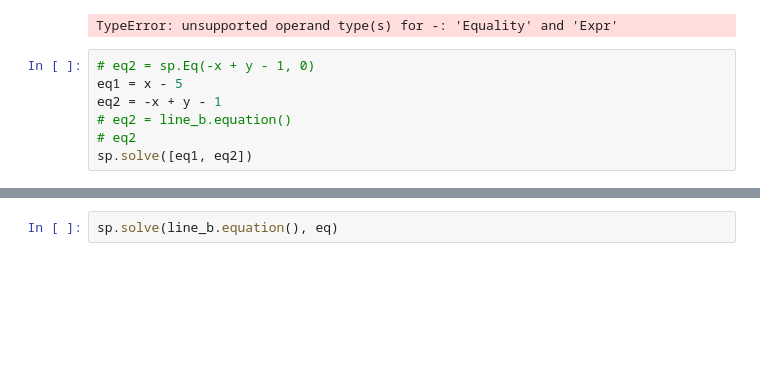
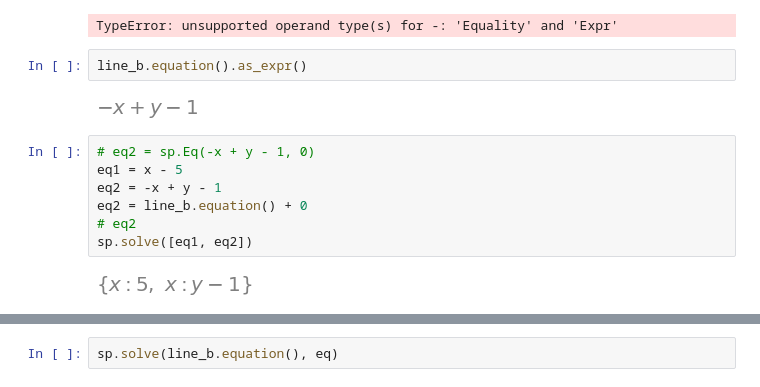
Before and after one commit to geometor/explorer-notebooks, a Jupyter notebook: pappus_2.ipynb, the cells around one changed output, grey strips where cells are left out. Drawn from its saved outputs; the diff is of its cells as text; blank space fills up the shorter version.

```diff
--- a/pappus_2.ipynb
+++ b/pappus_2.ipynb
@@ -201,13 +140,19 @@ eq1 = sp.Eq(line_b.equation().expand(), 0)
 eq1 - sp.Expr(line_b.equation().as_expr())
 # %% [output]
 TypeError: unsupported operand type(s) for -: 'Equality' and 'Expr'
+# %%
+line_b.equation().as_expr()
+# %% [output]
+[figure, added]
 # %%
 # eq2 = sp.Eq(-x + y - 1, 0)
 eq1 = x - 5
 eq2 = -x + y - 1
-# eq2 = line_b.equation()
+eq2 = line_b.equation() + 0
 # eq2
 sp.solve([eq1, eq2])
+# %% [output]
+[figure, added]
 # %%
 l1 = line(A1, A2)
 l1.equation()
```
Also changed, not shown: parts of 11 cells of this notebook, 2 other files.
